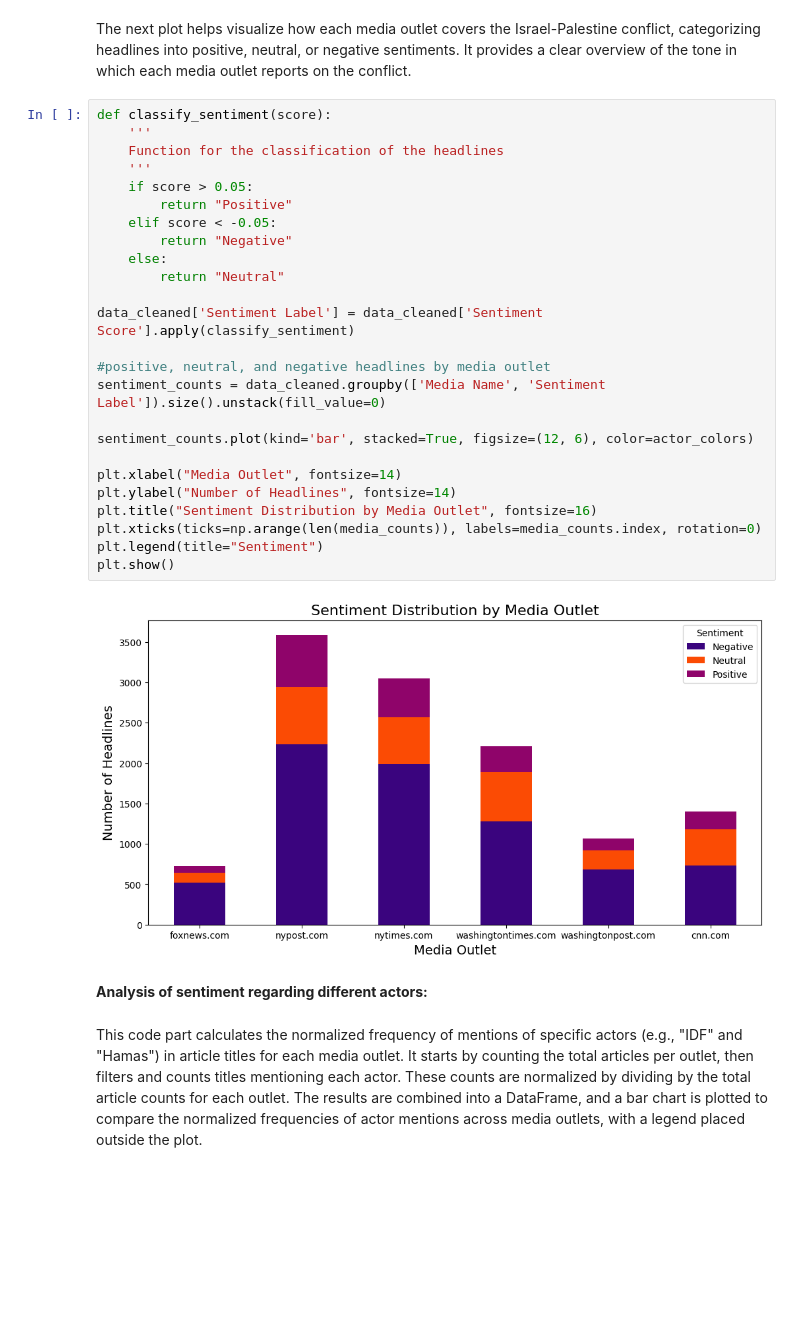
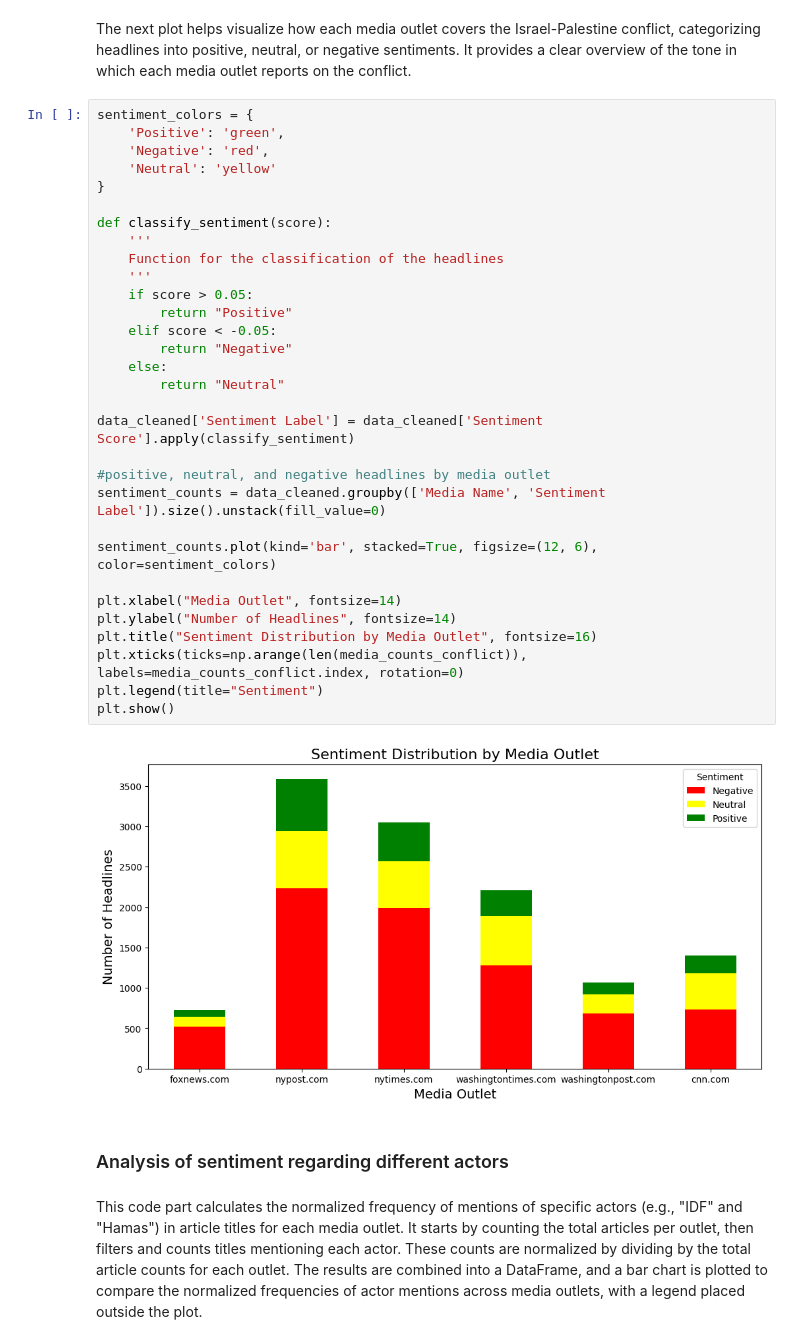
Before and after one commit to tinasophie15/FCSS-Project-Group-10, a Jupyter notebook: code/group10.ipynb, the cells around one changed output. Drawn from its saved outputs; the diff is of its cells as text; blank space fills up the shorter version.

```diff
--- a/code/group10.ipynb
+++ b/code/group10.ipynb
@@ -549,34 +526,40 @@ plt.show()
 # %% [markdown]
 The next plot helps visualize how each media outlet covers the Israel-Palestine conflict, categorizing headlines into positive, neutral, or negative sentiments. It provides a clear overview of the tone in which each media outlet reports on the conflict.
 # %%
+sentiment_colors = {
+    'Positive': 'green',
+    'Negative': 'red',
+    'Neutral': 'yellow'
+}
+
 def classify_sentiment(score):
     '''
     Function for the classification of the headlines
     '''
     if score > 0.05:
         return "Positive"
     elif score < -0.05:
         return "Negative"
     else:
         return "Neutral"
 
 data_cleaned['Sentiment Label'] = data_cleaned['Sentiment Score'].apply(classify_sentiment)
 
 #positive, neutral, and negative headlines by media outlet
 sentiment_counts = data_cleaned.groupby(['Media Name', 'Sentiment Label']).size().unstack(fill_value=0)
 
-sentiment_counts.plot(kind='bar', stacked=True, figsize=(12, 6), color=actor_colors)
+sentiment_counts.plot(kind='bar', stacked=True, figsize=(12, 6), color=sentiment_colors)
 
 plt.xlabel("Media Outlet", fontsize=14)
 plt.ylabel("Number of Headlines", fontsize=14)
 plt.title("Sentiment Distribution by Media Outlet", fontsize=16)
-plt.xticks(ticks=np.arange(len(media_counts)), labels=media_counts.index, rotation=0)
+plt.xticks(ticks=np.arange(len(media_counts_conflict)), labels=media_counts_conflict.index, rotation=0)
 plt.legend(title="Sentiment")
 plt.show()
 # %% [output]
-[figure, old version]
+[figure, new version]
 # %% [markdown]
-**Analysis of sentiment regarding different actors:**
+### Analysis of sentiment regarding different actors
 # %% [markdown]
 This code part calculates the normalized frequency of mentions of specific actors (e.g., "IDF" and "Hamas") in article titles for each media outlet. It starts by counting the total articles per outlet, then filters and counts titles mentioning each actor. These counts are normalized by dividing by the total article counts for each outlet. The results are combined into a DataFrame, and a bar chart is plotted to compare the normalized frequencies of actor mentions across media outlets, with a legend placed outside the plot.
 # %%
```
Also changed, not shown: parts of 25 cells of this notebook.
